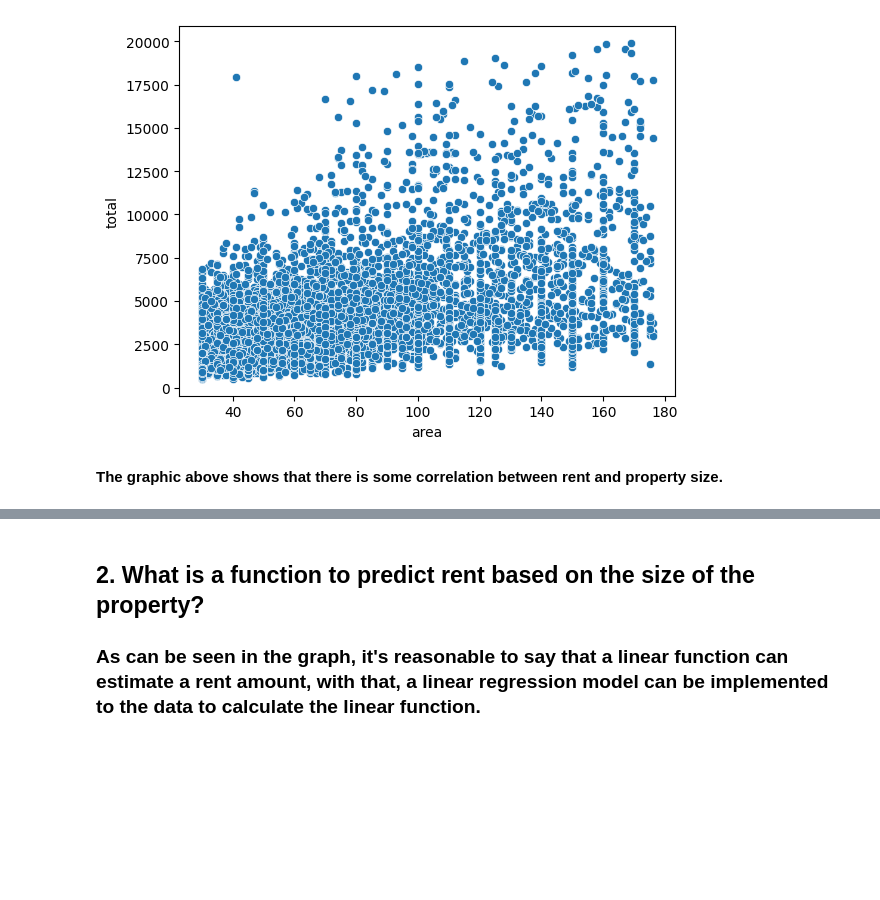
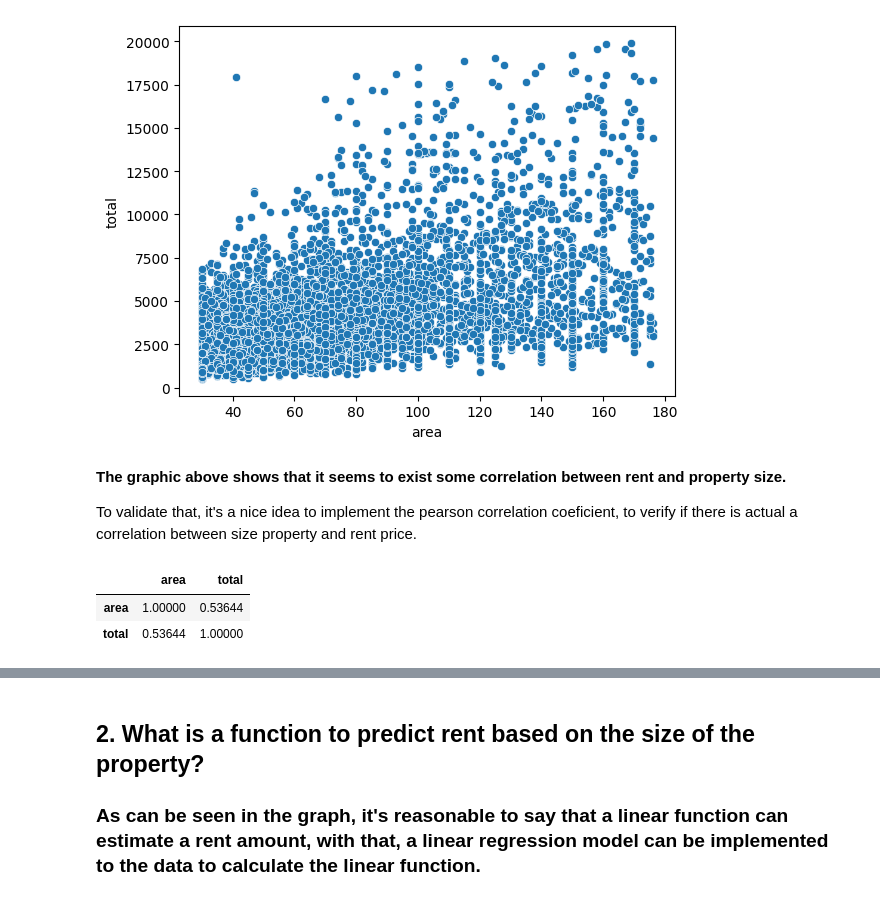
Before and after one commit to MthLeal/sao_paulo_rent_predict, a Jupyter notebook: Linear_Regression_Model.ipynb, the cells around one changed output, grey strips where cells are left out. Cells and saved outputs as stored; diff of their text form; code cells hidden in the pictures; blank space fills up the shorter version.

Commit message:
Adding pearson coef

```diff
--- a/Linear_Regression_Model.ipynb
+++ b/Linear_Regression_Model.ipynb
@@ -97,4 +97,13 @@ plt.show()
 # %% [output]
 [figure]
 # %% [markdown]
-**The graphic above shows that there is some correlation between rent and property size.**
+**The graphic above shows that it seems to exist some correlation between rent and property size.**
+
+To validate that, it's a nice idea to implement the pearson correlation coeficient, to verify if there is actual a correlation between size property and rent price.
+# %%
+corr = df_cleaned[['area', 'total']].corr(method='pearson')
+corr
+# %% [output]
+|  | area | total |
+| area | 1.00000 | 0.53644 |
+| total | 0.53644 | 1.00000 |
```
Also changed, not shown: parts of 14 cells of this notebook.
